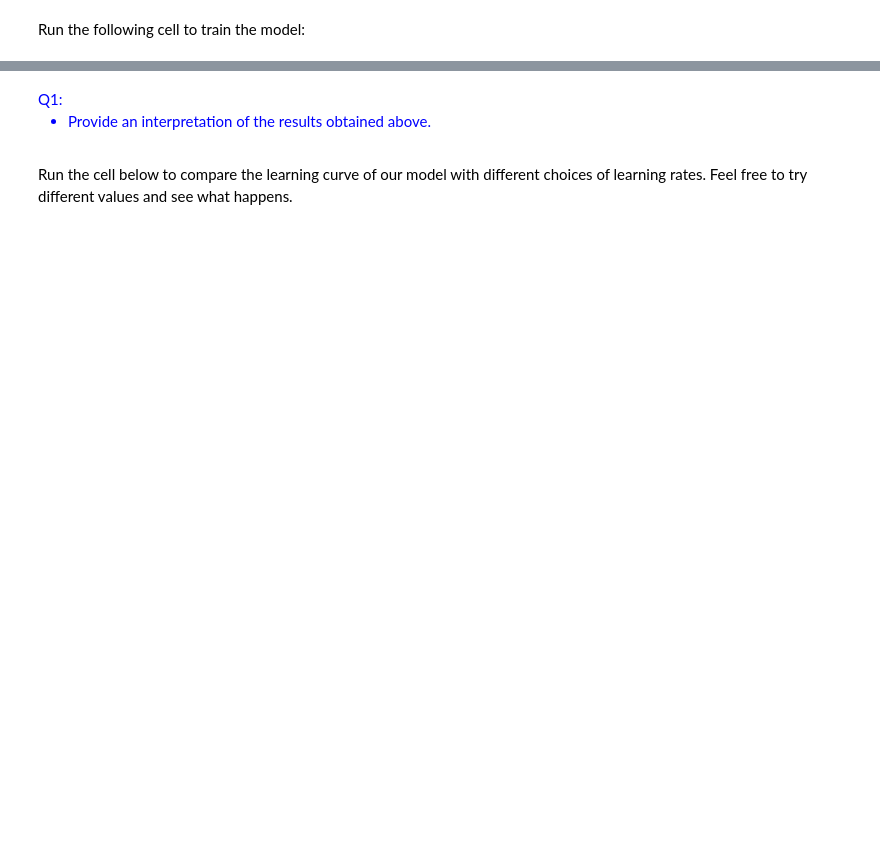
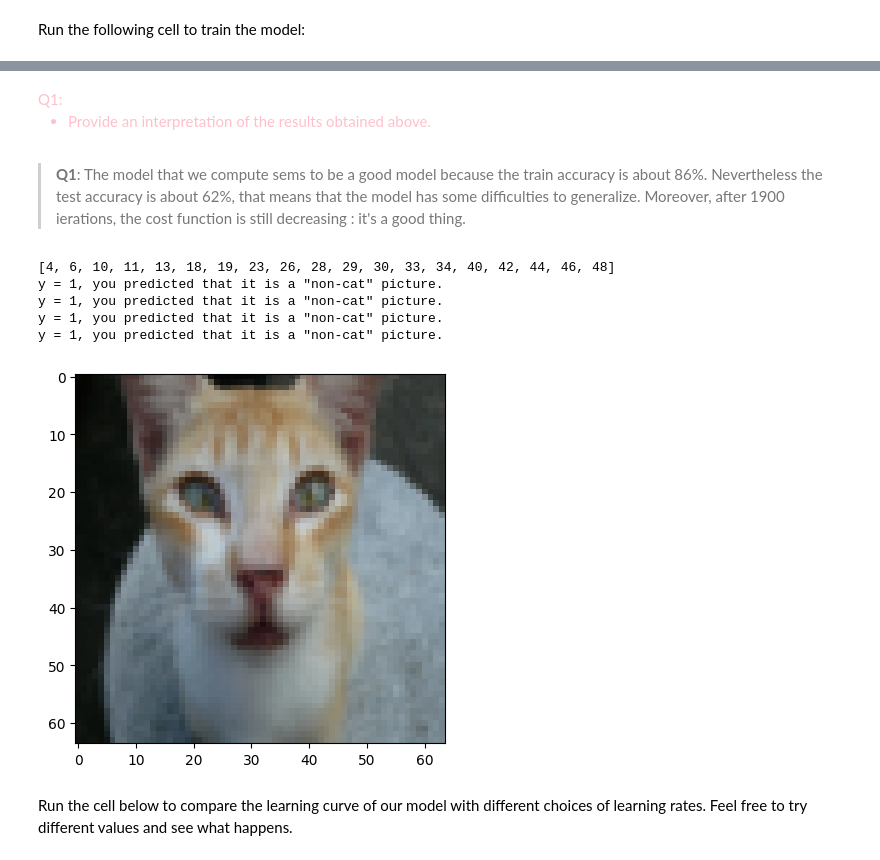
Before and after one commit to FenrirWolf4566/TP-AA-DeepLearning, a Jupyter notebook: TP5_Logistic Regression as a Neural Network_vstudent.ipynb, the cells around one changed output, grey strips where cells are left out. Drawn from its saved outputs; the diff is of its cells as text; code cells hidden in the pictures; blank space fills up the shorter version.

```diff
--- a/TP5_Logistic Regression as a Neural Network_vstudent.ipynb
+++ b/TP5_Logistic Regression as a Neural Network_vstudent.ipynb
@@ -323,16 +347,19 @@ def optimize(w, b, X, Y, num_iterations=100, learning_rate=0.009, print_cost=Fal
 
     for i in range(num_iterations):
 
-        # TODO Cost and gradient calculation
+        # Cost and gradient calculation
         # grads, cost = ...
+        grads, cost = propagate(w, b, X, Y)
 
         # Retrieve derivatives from the dictionary grads
         dw = grads["dw"]
         db = grads["db"]
 
-        # TODO Update the parameters
+        # Update the parameters
         # w = ...
         # b = ...
+        w = w - learning_rate * dw
+        b = b - learning_rate * db
 
         # Record the costs
         if i % 100 == 0:
@@ -420,17 +459,19 @@ def model(X_train, Y_train, X_test, Y_test, num_iterations=2000, learning_rate=0
     d -- dictionary containing information about the model.
     """
 
-    # TODO
     # Initialize parameters with zeros
     # Gradient descent to optimize parameters
+    w,b = initialize_with_zeros(X_train.shape[0]) #dim?
 
-    # TODO Retrieve parameters w and b from dictionary "params"
-    # w = ...
-    # b = ...
+    # Retrieve parameters w and b from dictionary "params"
+    params, grads, costs = optimize(w, b, X_train, Y_train, num_iterations, learning_rate, print_cost)
+    w = params["w"]
+    b = params["b"]
 
-    # TODO Predict test/train set examples using learned parameters
-    # Y_prediction_test = ...
-    # Y_prediction_train = ...
+
+    # Predict test/train set examples using learned parameters
+    Y_prediction_train = predict(w, b, X_train)
+    Y_prediction_test = predict(w, b, X_test)
 
     # Print train/test Errors
     if print_cost:
@@ -451,4 +492,4 @@ def model(X_train, Y_train, X_test, Y_test, num_iterations=2000, learning_rate=0
 
 Run the following cell to train the model:
 # %%
-logistic_regression_model = model(train_set_x, train_set_y, test_set_x, test_set_y, num_iterations=2000, learning_rate=0.0005, print_cost=True)
+logistic_regression_model = model(train_set_x_flatten, train_set_y, test_set_x_flatten, test_set_y, num_iterations=2000, learning_rate=0.0005, print_cost=True)
@@ -455,13 +515,33 @@ logistic_regression_model = model(train_set_x, train_set_y, test_set_x, test_set
 # %% [markdown]
-<font color='blue'>
+<font color='pink'>
 Q1:
 
 *  Provide an interpretation of the results obtained above.
+# %% [markdown]
+> **Q1**: The model that we compute sems to be a good model because the train accuracy is about 86%. Nevertheless the test accuracy is about 62%, that means that the model has some difficulties to generalize.
+> Moreover, after 1900 ierations, the cost function is still decreasing : it's a good thing.
 # %%
 # Example of an image that was wrongly classified.
-index = 10
-plt.imshow(test_set_x[:, index].reshape((num_px, num_px, 3)))
-print ("y = " + str(test_set_y[0,index]) + ", you predicted that it is a \"" + classes[int(logistic_regression_model['Y_prediction_test'][0,index])].decode("utf-8") +  "\" picture.")
+
+bad_indexes = []
+for i in range(len(logistic_regression_model['Y_prediction_test'][0])):
+    if logistic_regression_model['Y_prediction_test'][0][i] != test_set_y[0][i]:
+        bad_indexes.append(i)
+
+print("List of the bad indexes :",bad_indexes)
+
+print("Let's look at the 4 first images that were wrongly classified :")
+for index in bad_indexes[:4]:
+    print("Index :",index, end=" ")
+    plt.imshow(train_set_x_flatten[:, index].reshape((num_px, num_px, 3)))
+    print ("y = " + str(test_set_y[0,index]) + ", you predicted that it is a \"" + classes[int(logistic_regression_model['Y_prediction_test'][0,index])].decode("utf-8") +  "\" picture.")
+# %% [output]
+[4, 6, 10, 11, 13, 18, 19, 23, 26, 28, 29, 30, 33, 34, 40, 42, 44, 46, 48]
+y = 1, you predicted that it is a "non-cat" picture.
+y = 1, you predicted that it is a "non-cat" picture.
+y = 1, you predicted that it is a "non-cat" picture.
+y = 1, you predicted that it is a "non-cat" picture.
+[figure, added]
 # %% [markdown]
 
 Run the cell below to compare the learning curve of our model with different choices of learning rates. Feel free to try different values and see what happens.
```
Also changed, not shown: parts of 21 cells of this notebook.
